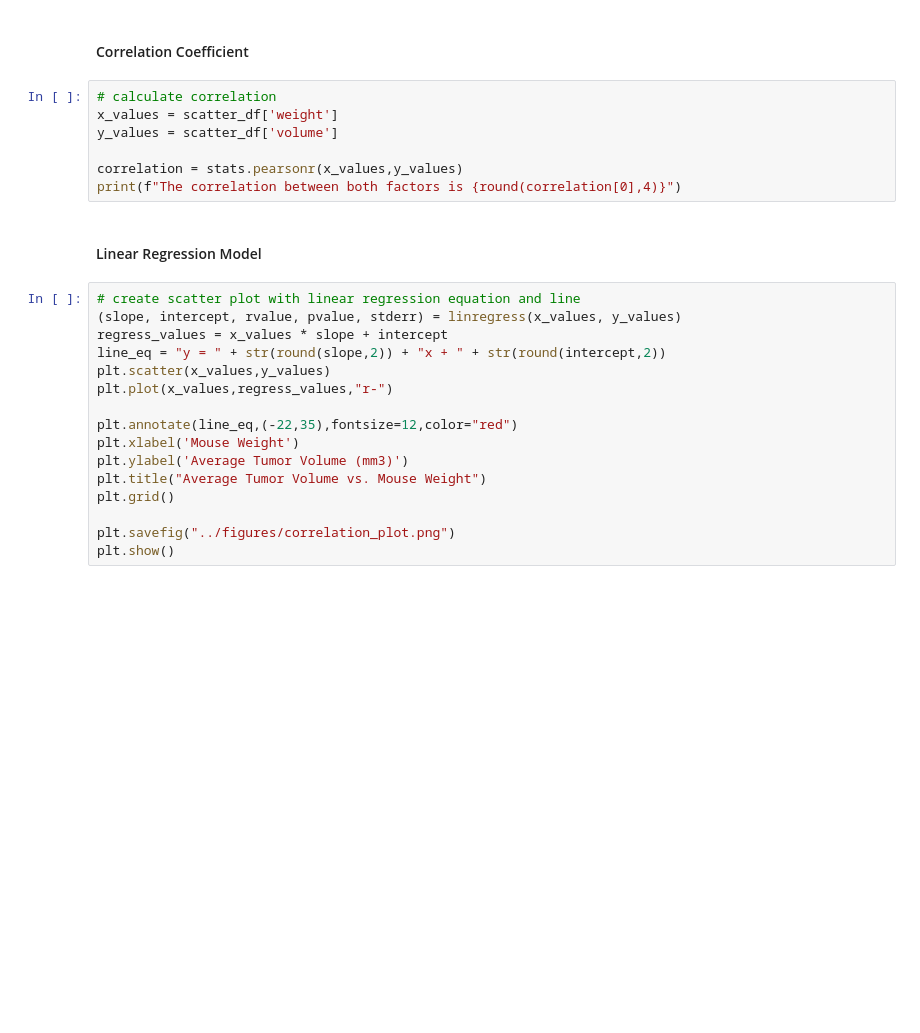
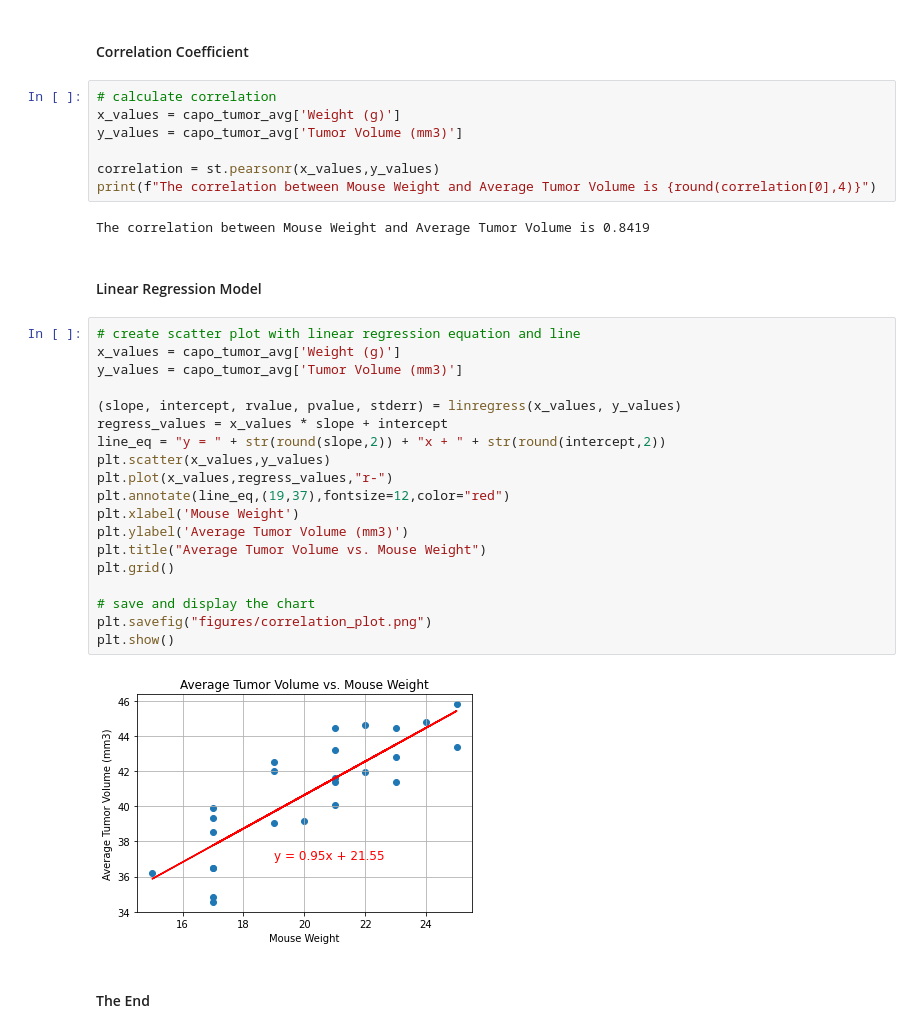
Before and after one commit to daviddamon/matplotlib-challenge, a Jupyter notebook: Pymaceuticals/pymaceuticals_revised.ipynb, the cells around one changed output. Drawn from its saved outputs; the diff is of its cells as text; blank space fills up the shorter version.

```diff
--- a/Pymaceuticals/pymaceuticals_revised.ipynb
+++ b/Pymaceuticals/pymaceuticals_revised.ipynb
@@ -524,26 +540,35 @@ plt.show()
 #### Correlation Coefficient
 # %%
 # calculate correlation
-x_values = scatter_df['weight']
-y_values = scatter_df['volume']
+x_values = capo_tumor_avg['Weight (g)']
+y_values = capo_tumor_avg['Tumor Volume (mm3)']
 
-correlation = stats.pearsonr(x_values,y_values)
-print(f"The correlation between both factors is {round(correlation[0],4)}")
+correlation = st.pearsonr(x_values,y_values)
+print(f"The correlation between Mouse Weight and Average Tumor Volume is {round(correlation[0],4)}")
+# %% [output]
+The correlation between Mouse Weight and Average Tumor Volume is 0.8419
 # %% [markdown]
 #### Linear Regression Model
 # %%
 # create scatter plot with linear regression equation and line
+x_values = capo_tumor_avg['Weight (g)']
+y_values = capo_tumor_avg['Tumor Volume (mm3)']
+
 (slope, intercept, rvalue, pvalue, stderr) = linregress(x_values, y_values)
 regress_values = x_values * slope + intercept
 line_eq = "y = " + str(round(slope,2)) + "x + " + str(round(intercept,2))
 plt.scatter(x_values,y_values)
 plt.plot(x_values,regress_values,"r-")
-
-plt.annotate(line_eq,(-22,35),fontsize=12,color="red")
+plt.annotate(line_eq,(19,37),fontsize=12,color="red")
 plt.xlabel('Mouse Weight')
 plt.ylabel('Average Tumor Volume (mm3)')
 plt.title("Average Tumor Volume vs. Mouse Weight")
 plt.grid()
 
-plt.savefig("../figures/correlation_plot.png")
+# save and display the chart
+plt.savefig("figures/correlation_plot.png")
 plt.show()
+# %% [output]
+[figure, added]
+# %% [markdown]
+#### The End
```
Also changed, not shown: parts of 13 cells of this notebook, 5 other files.
